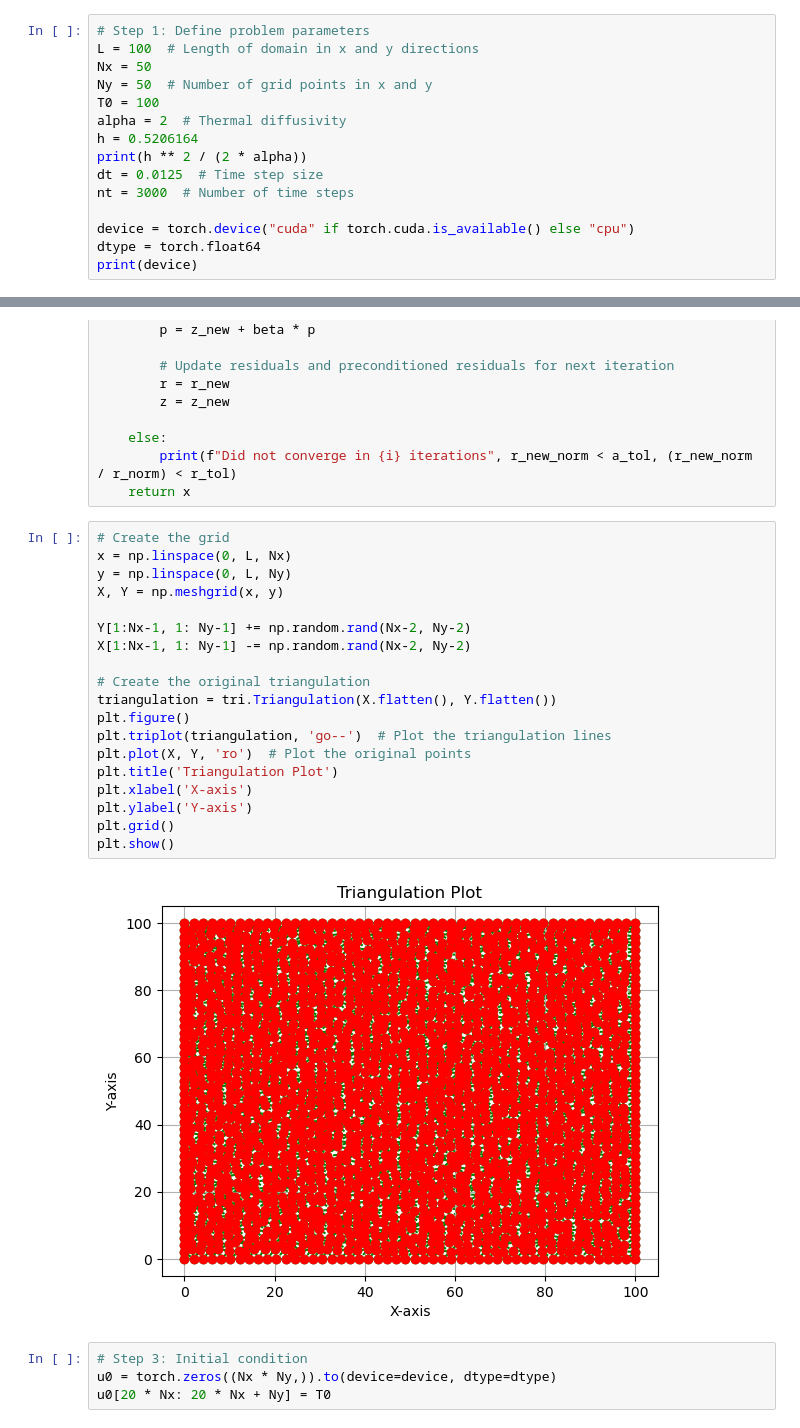
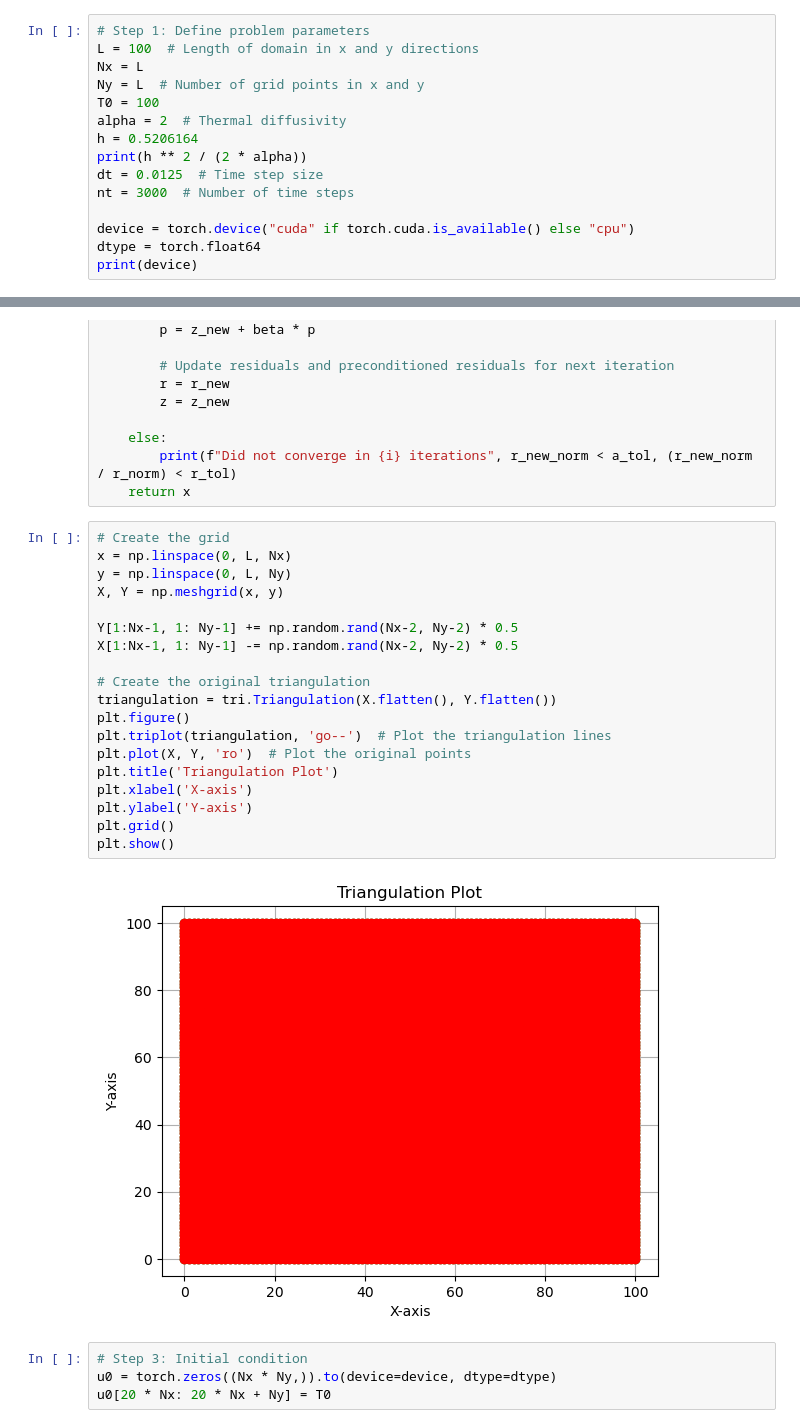
Before and after one commit to sanpinnawala/torchcor, a Jupyter notebook: notebooks/FEM - 2D Heat Equation - PCG - Sparse.ipynb, the cells around one changed output, grey strips where cells are left out. Cells and saved outputs as stored; diff of their text form.

```diff
--- a/notebooks/FEM - 2D Heat Equation - PCG - Sparse.ipynb
+++ b/notebooks/FEM - 2D Heat Equation - PCG - Sparse.ipynb
@@ -8,8 +8,8 @@ from matplotlib.animation import FuncAnimation
 # %%
 # Step 1: Define problem parameters
 L = 100  # Length of domain in x and y directions
-Nx = 50
-Ny = 50  # Number of grid points in x and y
+Nx = L
+Ny = L  # Number of grid points in x and y
 T0 = 100
 alpha = 2  # Thermal diffusivity
 h = 0.5206164
@@ -91,24 +91,24 @@ def conjugate_gradient(A, b, M, a_tol=1e-6, r_tol=1e-6, max_iter=100):
 # %%
 # Create the grid
 x = np.linspace(0, L, Nx)
 y = np.linspace(0, L, Ny)
 X, Y = np.meshgrid(x, y)
 
-Y[1:Nx-1, 1: Ny-1] += np.random.rand(Nx-2, Ny-2)
-X[1:Nx-1, 1: Ny-1] -= np.random.rand(Nx-2, Ny-2)
+Y[1:Nx-1, 1: Ny-1] += np.random.rand(Nx-2, Ny-2) * 0.5
+X[1:Nx-1, 1: Ny-1] -= np.random.rand(Nx-2, Ny-2) * 0.5
 
 # Create the original triangulation
 triangulation = tri.Triangulation(X.flatten(), Y.flatten())
 plt.figure()
 plt.triplot(triangulation, 'go--')  # Plot the triangulation lines
 plt.plot(X, Y, 'ro')  # Plot the original points
 plt.title('Triangulation Plot')
 plt.xlabel('X-axis')
 plt.ylabel('Y-axis')
 plt.grid()
 plt.show()
 # %% [output]
-[figure, old version]
+[figure, new version]
 # %%
 # Step 3: Initial condition
 u0 = torch.zeros((Nx * Ny,)).to(device=device, dtype=dtype)
```
Also changed, not shown: parts of 4 cells of this notebook, 1 other file.
